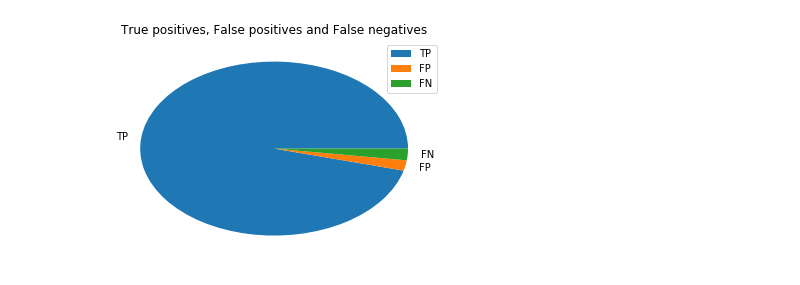
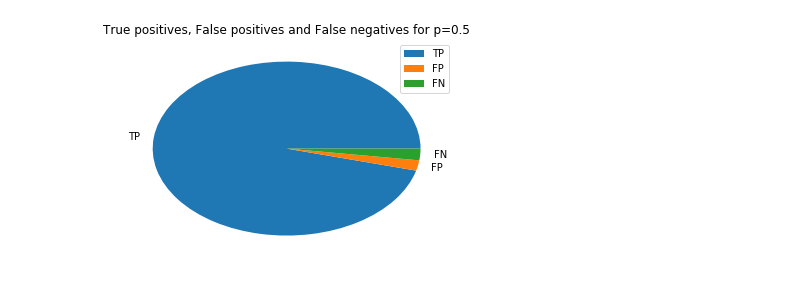
Before and after one commit to apanajotu/GI, a Jupyter notebook: GI Projekat/metric_graphs.ipynb, the cells around one changed output. Drawn from its saved outputs; the diff is of its cells as text; code cells hidden in the pictures.

```diff
--- a/GI Projekat/metric_graphs.ipynb
+++ b/GI Projekat/metric_graphs.ipynb
@@ -22,9 +121,13 @@ plt.show()
 # %%
 lab = ["TP", "FP", "FN"]
-y = numpy.array([df['TP'][0], df['FP'][0], df['FN'][0]])
-plt.title("True positives, False positives and False negatives")
+y = numpy.array([
+    df['TP'][df['Binomial_probability'] == 0.5].values[0],
+    df['FP'][df['Binomial_probability']==0.5].values[0],
+    df['FN'][df['Binomial_probability']==0.5].values[0]
+            ])
+plt.title("True positives, False positives and False negatives for p=0.5")
 plt.pie(y, labels = lab)
 plt.legend()
 plt.show()
 # %% [output]
-[figure, old version]
+[figure, new version]
```
Also changed, not shown: parts of 13 cells of this notebook, 1 other file.
